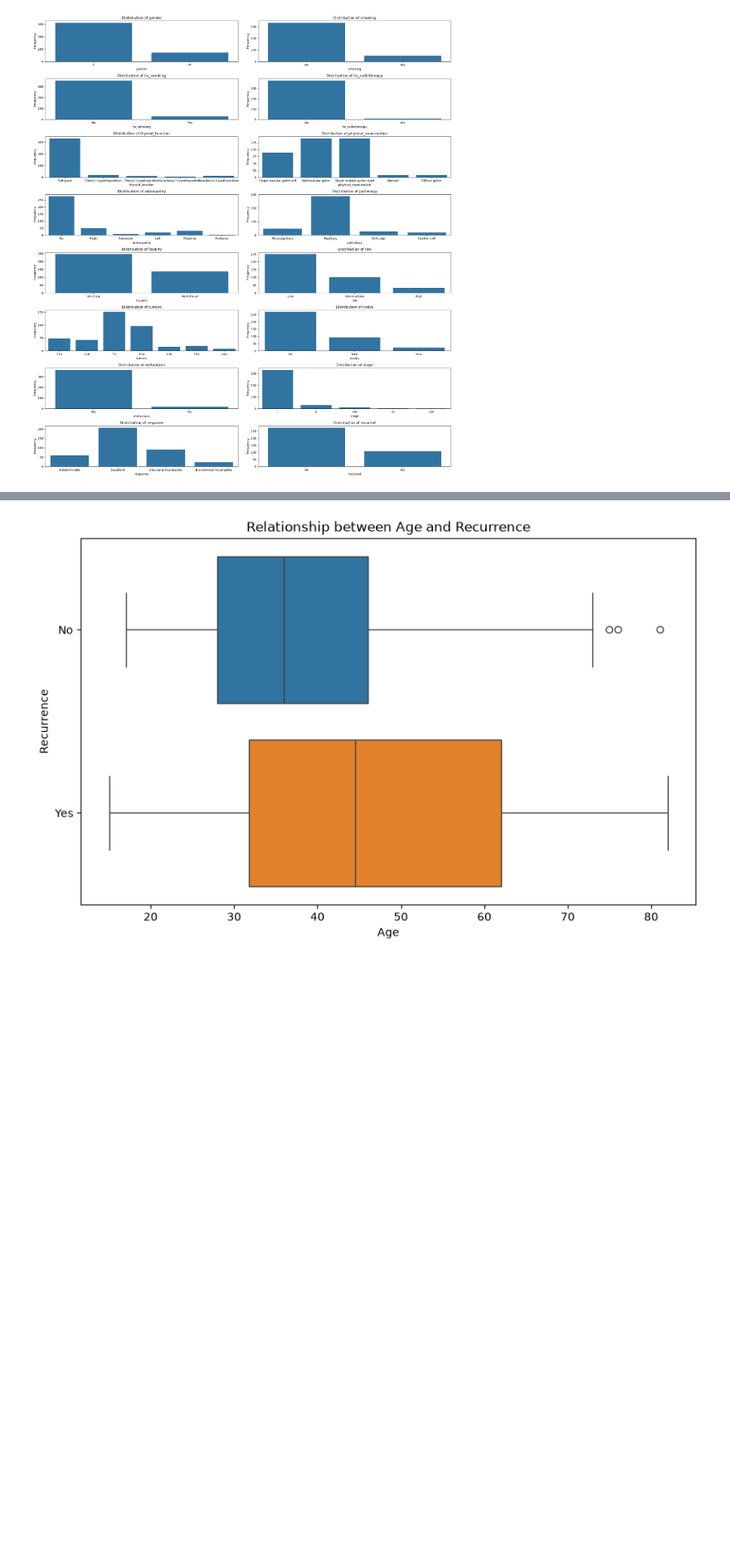
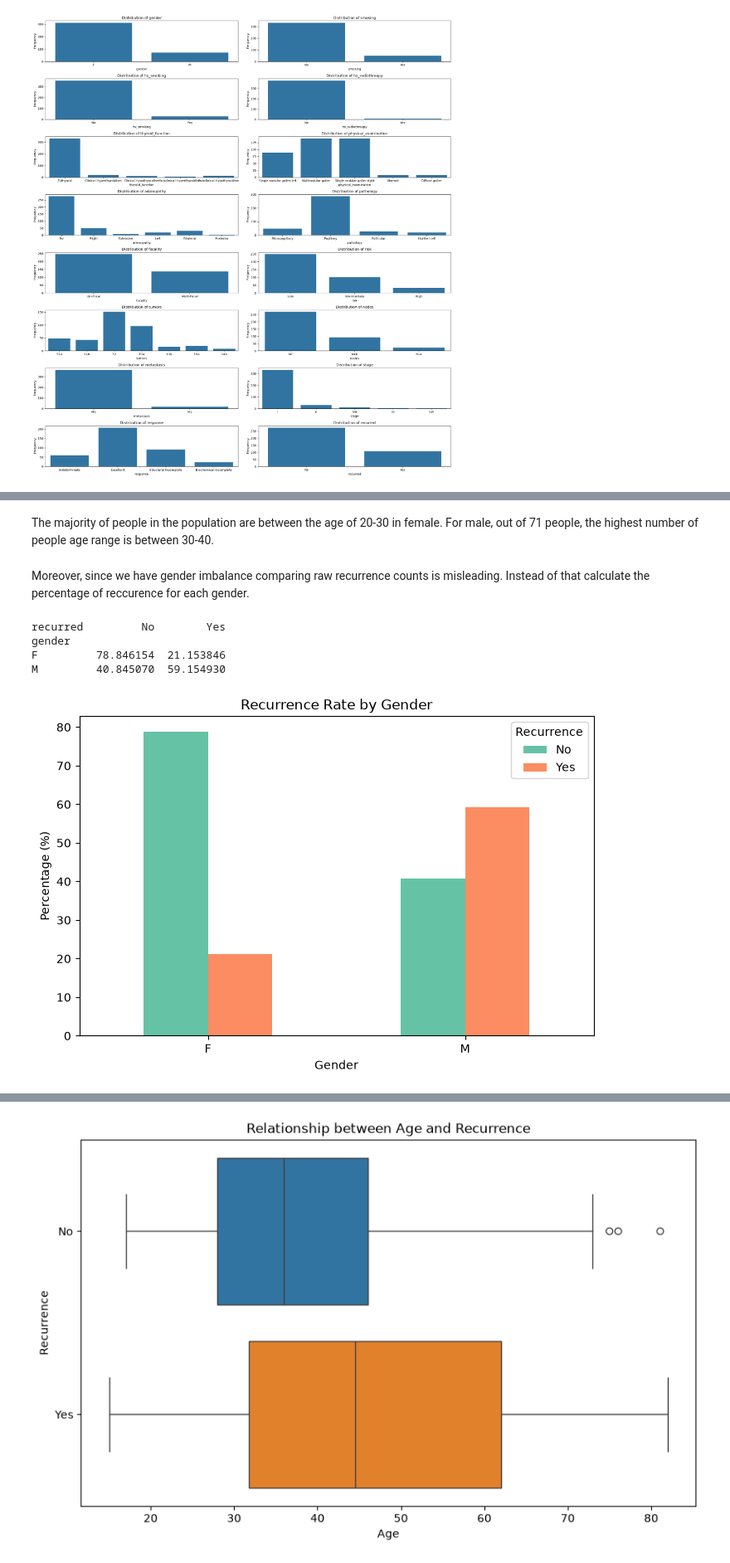
Before and after one commit to TravisArnt/thyroid-recurrence-prediction, a Jupyter notebook: notebooks/01_eda.ipynb, the cells around one changed output, grey strips where cells are left out. Shown at 83% size. Saved outputs shown, nothing was run; the diff lists cells and outputs as text; code cells hidden in the pictures; blank space fills up the shorter version.

```diff
--- a/notebooks/01_eda.ipynb
+++ b/notebooks/01_eda.ipynb
@@ -181,0 +189,34 @@ plt.show()
+# %% [markdown]
+The majority of people in the population are between the age of 20-30 in female. For male, out of 71 people, the highest number of people age range is between 30-40.
+# %% [markdown]
+
+Moreover, since we have gender imbalance comparing raw recurrence counts is misleading. Instead of that calculate the percentage of reccurence for each gender.
+# %%
+# Recurrence percentage within each gender
+recurrence_pct = pd.crosstab(
+    df['gender'],
+    df['recurred'],
+    normalize='index'
+) * 100
+
+print(recurrence_pct)
+# %% [output]
+recurred         No        Yes
+gender
+F         78.846154  21.153846
+M         40.845070  59.154930
+# %%
+recurrence_pct.plot(
+    kind='bar',
+    figsize=(8, 5),
+    color=['#66c2a5', '#fc8d62']
+)
+
+plt.title('Recurrence Rate by Gender')
+plt.xlabel('Gender')
+plt.ylabel('Percentage (%)')
+plt.xticks(rotation=0)
+plt.legend(title='Recurrence')
+plt.show()
+# %% [output]
+[figure, added]
```
Also changed, not shown: parts of 16 cells of this notebook.
